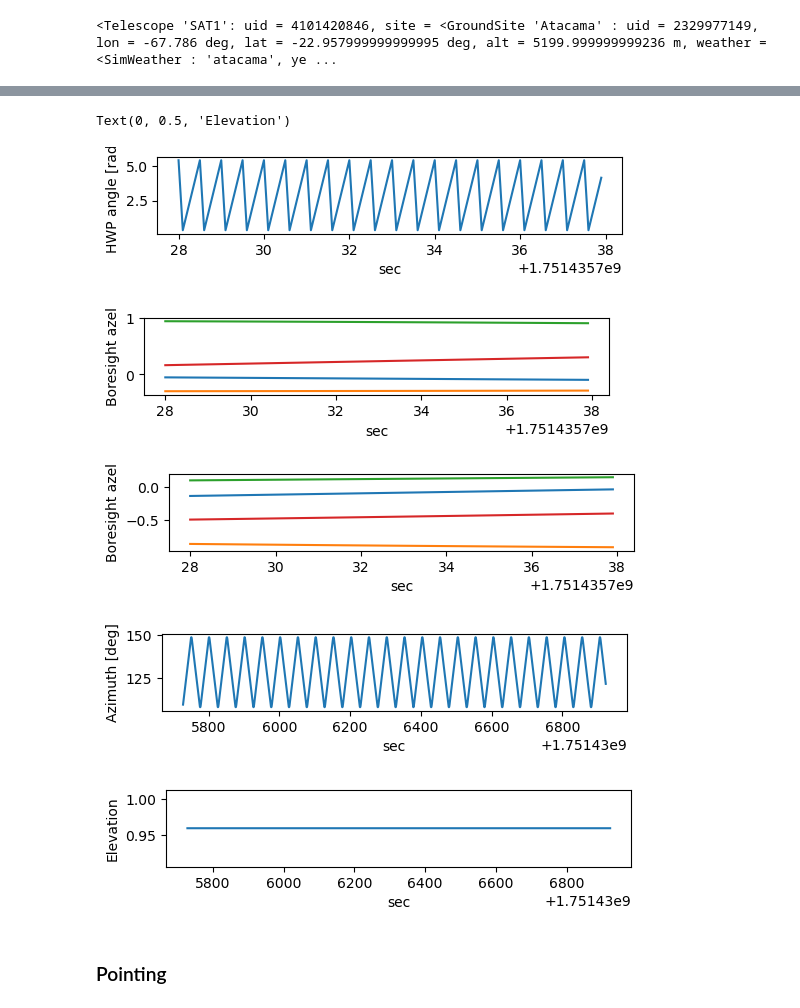
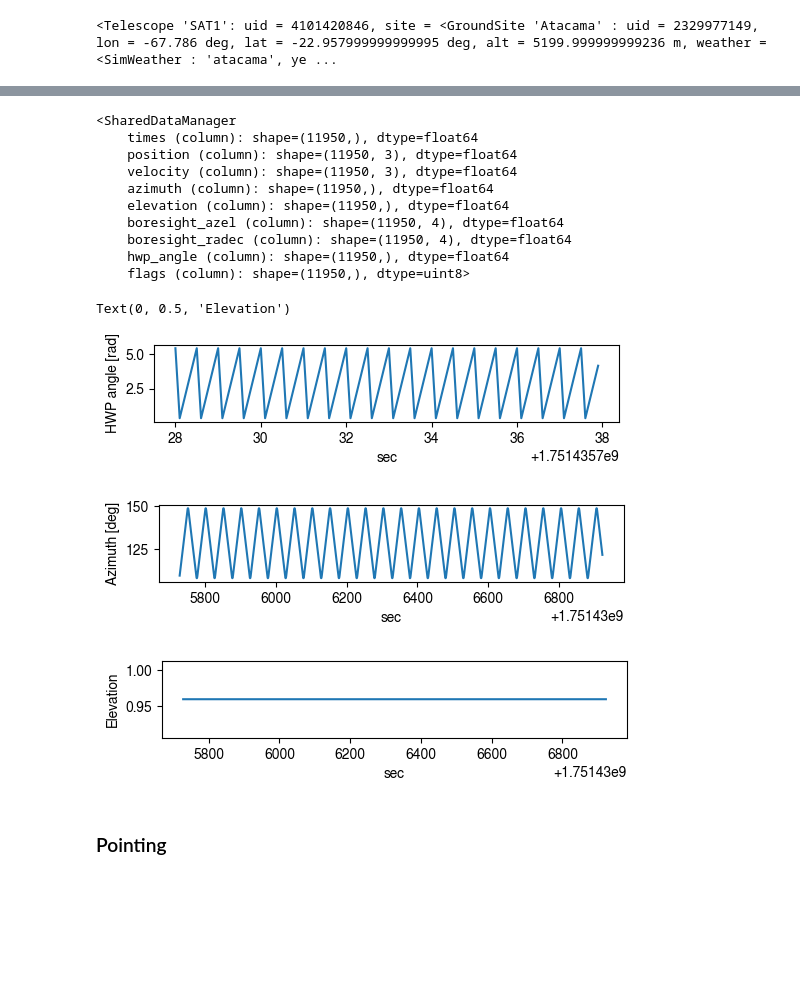
Before and after one commit to susannaaz/BBFLP, a Jupyter notebook: Sec4_Simulate_TOD_breakdown.ipynb, the cells around one changed output, grey strips where cells are left out. Saved outputs shown, nothing was run; the diff lists cells and outputs as text; code cells hidden in the pictures; blank space fills up the shorter version.

```diff
--- a/Sec4_Simulate_TOD_breakdown.ipynb
+++ b/Sec4_Simulate_TOD_breakdown.ipynb
@@ -6,2 +3,7 @@ WARNING: UnitsWarning: 'deg / s / s' contains multiple slashes, which is discour
+# %%
+# Config plotting:
+mpl.rcParams['ps.useafm'] = True
+rc('font',**{'family':'sans-serif','sans-serif':['FreeSans']})
+mpl.rcParams['pdf.fonttype'] = 3
 # %% [markdown]
 ### Read schedule
@@ -126,36 +100,38 @@ data.obs[0].detdata['signal']
+# %%
+# Explore the data manager instance
+data.obs[0].shared
+# %% [output]
+<SharedDataManager
+    times (column): shape=(11950,), dtype=float64
+    position (column): shape=(11950, 3), dtype=float64
+    velocity (column): shape=(11950, 3), dtype=float64
+    azimuth (column): shape=(11950,), dtype=float64
+    elevation (column): shape=(11950,), dtype=float64
+    boresight_azel (column): shape=(11950, 4), dtype=float64
+    boresight_radec (column): shape=(11950, 4), dtype=float64
+    hwp_angle (column): shape=(11950,), dtype=float64
+    flags (column): shape=(11950,), dtype=uint8>
 # %%
 # Plot
 fig,ax = plt.subplots(1,1,figsize=(6,1))
 ax.plot(data.obs[0].shared['times'][:100], data.obs[0].shared['hwp_angle'][:100])
 ax.set_xlabel('sec')
 ax.set_ylabel('HWP angle [rad]')
-
-fig,ax = plt.subplots(1,1,figsize=(6,1))
-ax.plot(data.obs[0].shared['times'][:100], data.obs[0].shared['boresight_azel'][:100])
-ax.set_xlabel('sec')
-ax.set_ylabel('Boresight azel')
-
-fig,ax = plt.subplots(1,1,figsize=(6,1))
-ax.plot(data.obs[0].shared['times'][:100], data.obs[0].shared['boresight_radec'][:100])
-ax.set_xlabel('sec')
-ax.set_ylabel('Boresight azel')
 
 fig,ax = plt.subplots(1,1,figsize=(6,1))
 ax.plot(data.obs[0].shared['times'], np.array(data.obs[0].shared['azimuth'])*180./np.pi)
 ax.set_xlabel('sec')
 ax.set_ylabel('Azimuth [deg]')
 
 fig,ax = plt.subplots(1,1,figsize=(6,1))
 ax.plot(data.obs[0].shared['times'], data.obs[0].shared['elevation'])
 ax.set_xlabel('sec')
 ax.set_ylabel('Elevation')
 # %% [output]
 Text(0, 0.5, 'Elevation')
-[figure, old version]
+[figure, new version]
-[figure, old version]
+[figure, new version]
-[figure, old version]
+[figure, new version]
-[figure, removed]
-[figure, removed]
 # %% [markdown]
 ### Pointing
 # %%
```
Also changed, not shown: parts of 24 cells of this notebook, 4 other files.
